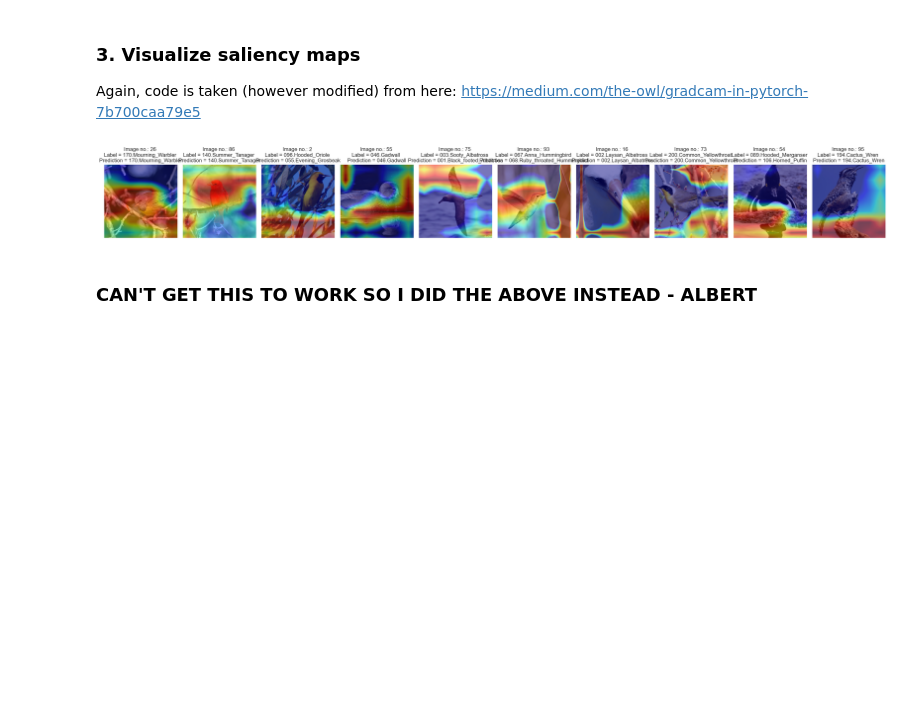
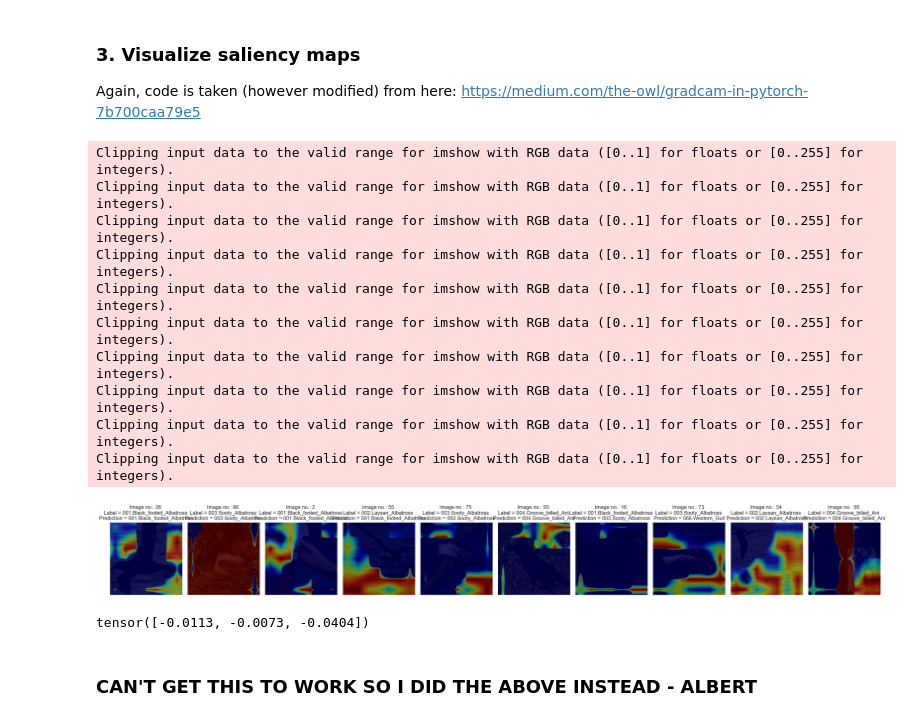
Before and after one commit to blclo/XAI-ResponsibleAI, a Jupyter notebook: src/evaluation/evaluation_CNN.ipynb, the cells around one changed output. Cells and saved outputs as stored; diff of their text form; code cells hidden in the pictures; blank space fills up the shorter version.

```diff
--- a/src/evaluation/evaluation_CNN.ipynb
+++ b/src/evaluation/evaluation_CNN.ipynb
@@ -55,0 +51,9 @@ INFO - test data loaded !
+# %%
+raw_datafolder_path = BASE_PATH / 'data/raw/CUB_200_2011'
+processed_datafolder_path = BASE_PATH / 'data/processed/CUB_processed/class_attr_data_10'
+
+loaders, normalization = get_loaders_with_concepts(
+    raw_data_folder=raw_datafolder_path,
+    processed_data_folder=processed_datafolder_path,
+    batch_size=32,
+)
@@ -59,6 +68,7 @@ INFO - test data loaded !
 Next, we specify the experiment from which to load the saved model and load this model in evaluation mode...
 # %%
 experiment_checkpoint   = 'ResNet18-test-50epochs/best.ckpt'
+experiment_checkpoint   = 'ResNet50-no_freeze-lr1e-4.wd1e-3.bz32.seed0/best.ckpt'
 
 # Define experiment path
 experiment_path = BASE_PATH / 'models' / experiment_checkpoint
@@ -201,10 +211,10 @@ def compute_saliency_map(gcmodel, batch, criterion, CAM_target='labels'):
 
 def visualize_saliency_maps(saliency_maps, batch, preds, normalization, CAM_target='labels', nrows=1, ncols=10, figsize=(8, 4)):
 
-    invNormalization = transforms.Compose([
-        transforms.Normalize(mean=[ 0., 0., 0. ], std=1 / normalization['std']),
-        transforms.Normalize(mean=-normalization['mean'], std = [1., 1., 1.]),
-    ])
+    # invNormalization = transforms.Compose([
+    #     transforms.Normalize(mean=[ 0., 0., 0. ], std=1 / normalization['std']),
+    #     transforms.Normalize(mean=-normalization['mean'], std = [1., 1., 1.]),
+    # ])
 
     # To CUDA
     input_tensor = batch['image']
@@ -214,42 +224,55 @@ def visualize_saliency_maps(saliency_maps, batch, preds, normalization, CAM_targ
     fig, axs = plt.subplots(nrows, ncols, sharex=True, figsize=figsize)
 
     for i, (idx, s_map) in enumerate(saliency_maps.items()):
-        reverted_img = invNormalization(input_tensor[i]).permute(1, 2, 0).numpy()
+        # reverted_img = invNormalization(input_tensor[i]).permute(1, 2, 0).numpy()
 
         # Show image
-        axs[i].imshow(reverted_img)
+        # axs[i].imshow(reverted_img)
+        axs[i].imshow(input_tensor[i].permute(1, 2, 0))
+
         # Layover saliency map
         axs[i].imshow(s_map, alpha=0.5)
         axs[i].axis('off')
-        axs[i].set_title(f"Image no.: {idx}" + f" \nLabel = {idx2label[labels[i].item()]} \nPrediction = {idx2label[preds[i].item()]}")
+        axs[i].set_title(f"Image no.: {idx}" + f" \nLabel = {meta['classes']['idx2label'][labels[i].item()]} \nPrediction = {meta['classes']['idx2label'][preds[i].item()]}")
 
     return fig
 # %%
 # Select image index to visualize
 np.random.seed(0)
 selected_idxs = np.random.choice(100, 10, replace=False)
 
 # Construct "batch" for visualization
-batch = {'image': [], 'label': [], 'index': []}
+batch = {'image': [], 'label': [], 'concepts': [], 'index': []}
 for i in selected_idxs:
-    img, lab = loaders['test'].dataset.__getitem__(i).values()
+    img, lab, concept = loaders['test'].dataset.__getitem__(i) #.values()
     batch['image'].append(img)
     batch['label'].append(lab)
+    batch['concepts'].extend(concept)
     batch['index'].append(i)
 
 # Stack data
 batch['image'] = torch.stack(batch['image'])
-batch['label'] = torch.stack(batch['label'])
+batch['label'] = torch.tensor(batch['label']).reshape(-1, 1)
 
 # Define target to compute loss wrt.
 CAM_target = 'predictions'
 
 # Compute saliency heatmaps
 saliency_maps, predictions = compute_saliency_map(gcmodel, batch, criterion, CAM_target=CAM_target)
 
 # Visualize saliency map
 visualize_saliency_maps(saliency_maps, batch, predictions, normalization, CAM_target=CAM_target, figsize=(25, 10))
 plt.tight_layout()
 plt.show()
 # %% [output]
+Clipping input data to the valid range for imshow with RGB data ([0..1] for floats or [0..255] for integers).
+Clipping input data to the valid range for imshow with RGB data ([0..1] for floats or [0..255] for integers).
+Clipping input data to the valid range for imshow with RGB data ([0..1] for floats or [0..255] for integers).
+Clipping input data to the valid range for imshow with RGB data ([0..1] for floats or [0..255] for integers).
+Clipping input data to the valid range for imshow with RGB data ([0..1] for floats or [0..255] for integers).
+Clipping input data to the valid range for imshow with RGB data ([0..1] for floats or [0..255] for integers).
+Clipping input data to the valid range for imshow with RGB data ([0..1] for floats or [0..255] for integers).
+Clipping input data to the valid range for imshow with RGB data ([0..1] for floats or [0..255] for integers).
+Clipping input data to the valid range for imshow with RGB data ([0..1] for floats or [0..255] for integers).
+Clipping input data to the valid range for imshow with RGB data ([0..1] for floats or [0..255] for integers).
-[figure, old version]
+[figure, new version]
@@ -256,3 +285,7 @@ plt.show()
+# %%
+train_imgs_.mean(axis=[0, 2, 3])
+# %% [output]
+tensor([-0.0113, -0.0073, -0.0404])
 # %% [markdown]
 ### CAN'T GET THIS TO WORK SO I DID THE ABOVE INSTEAD - ALBERT
 # %%
```
Also changed, not shown: parts of 8 cells of this notebook, 8 other files.
